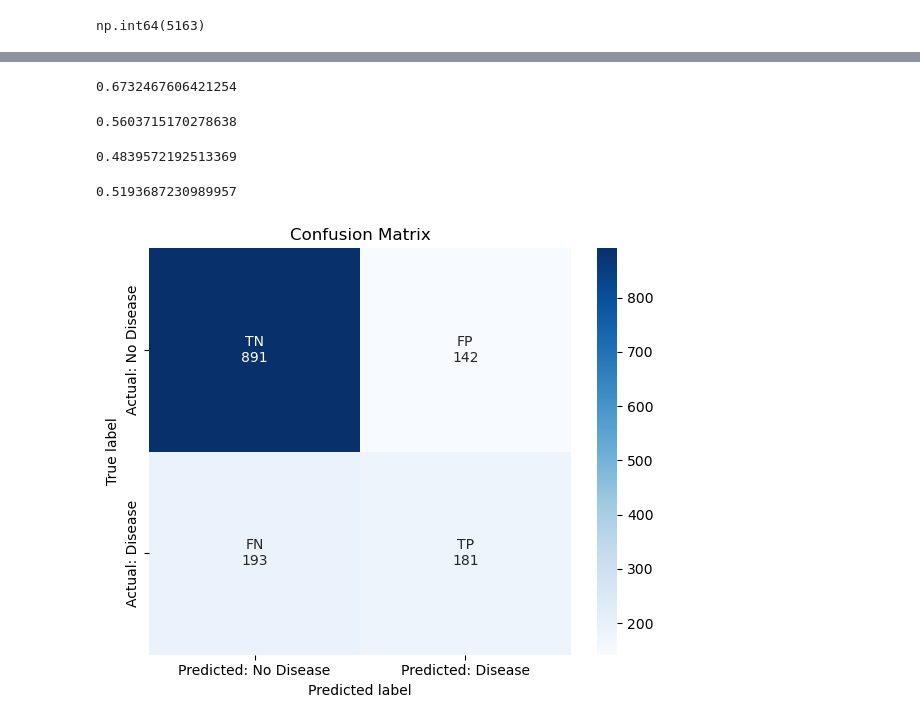
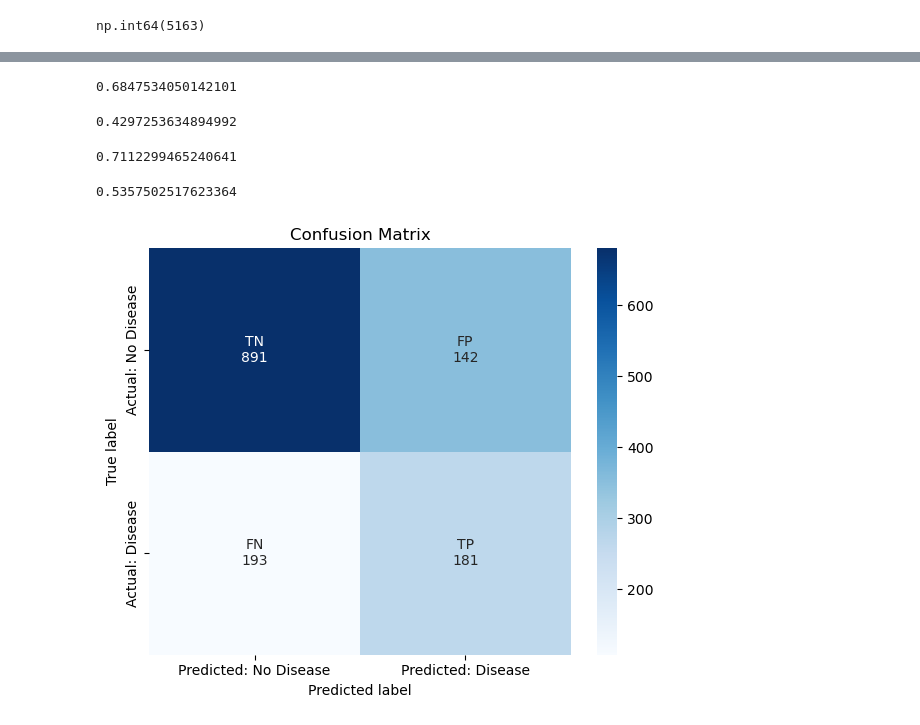
Before and after one commit to maialonso/TP1-TDVI, a Jupyter notebook: TP1-TDVI.ipynb, the cells around one changed output, grey strips where cells are left out. Saved outputs shown, nothing was run; the diff lists cells and outputs as text; code cells hidden in the pictures.

```diff
--- a/TP1-TDVI.ipynb
+++ b/TP1-TDVI.ipynb
@@ -683,57 +670,62 @@ Name: count, dtype: int64
+# %%
+#Modelo nuevo
+modeloNuevo = KNeighborsClassifier(n_neighbors = 5)
+modeloNuevo.fit(X_train_balanceado, y_train_balanceado) #entrena con los resultados sabidos
+y_predBalanceado = modelo.predict(X_test_final)
 # %%
 #Accuracy
-accuracyBalanceado= balanced_accuracy_score(y_test, y_pred)
+accuracyBalanceado= balanced_accuracy_score(y_test, y_predBalanceado)
 accuracyBalanceado
 # %% [output]
-0.6732467606421254
+0.6847534050142101
 # %%
 #Precision
 
-precisionBalanceado = precision_score(y_test, y_pred)
+precisionBalanceado = precision_score(y_test, y_predBalanceado)
 precisionBalanceado
 # %% [output]
-0.5603715170278638
+0.4297253634894992
 # %%
 #Recall
-recallBalanceado = recall_score(y_test, y_pred)
+recallBalanceado = recall_score(y_test, y_predBalanceado)
 recallBalanceado
 # %% [output]
-0.4839572192513369
+0.7112299465240641
 # %%
 #F1_Score
-f1Balanceado = f1_score(y_test, y_pred)
+f1Balanceado = f1_score(y_test, y_predBalanceado)
 f1Balanceado
 # %% [output]
-0.5193687230989957
+0.5357502517623364
 # %%
-cmBalanceado = confusion_matrix(y_test, y_pred)
+cmBalanceado = confusion_matrix(y_test, y_predBalanceado)
 TN, FP, FN, TP = cm.ravel()
 
 labels = [
     f"TN\n{TN}",
     f"FP\n{FP}",
     f"FN\n{FN}",
     f"TP\n{TP}"
 ]
 
 labels = np.array(labels).reshape(2,2)
 
 plt.figure(figsize=(6,5))
 
 sns.heatmap(
     cmBalanceado,
     annot=labels,
     fmt="",
     cmap="Blues",
     xticklabels=["Predicted: No Disease", "Predicted: Disease"],
     yticklabels=["Actual: No Disease", "Actual: Disease"]
 )
 
 plt.title("Confusion Matrix")
 plt.xlabel("Predicted label")
 plt.ylabel("True label")
 
 plt.tight_layout()
 plt.show()
 # %% [output]
-[figure, old version]
+[figure, new version]
```
Also changed, not shown: parts of 1 cell of this notebook.
